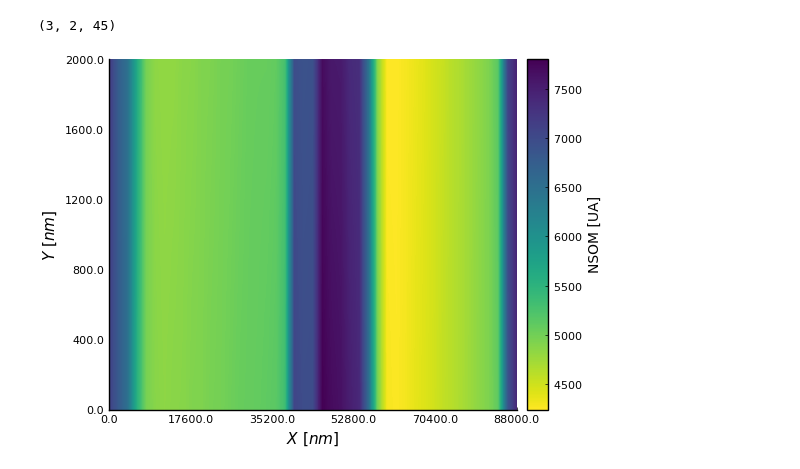
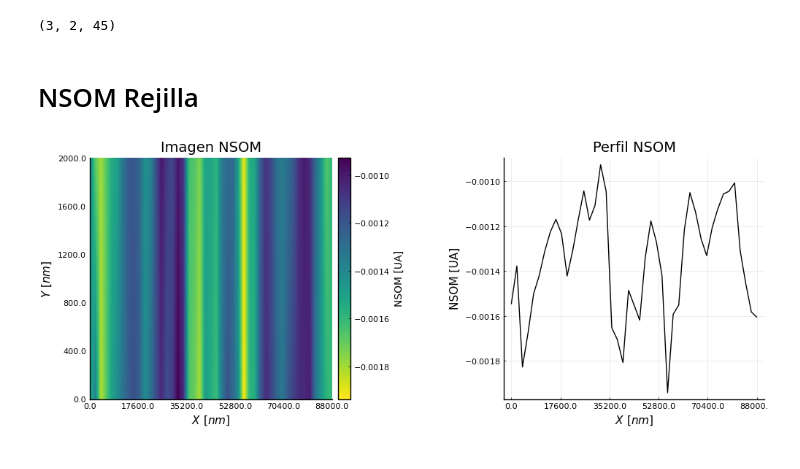
Before and after one commit to Gabmtzz/juDataNSOM, a Jupyter notebook: notebook/nsomdata.ipynb, the cells around one changed output. Drawn from its saved outputs; the diff is of its cells as text; code cells hidden in the pictures.

```diff
--- a/notebook/nsomdata.ipynb
+++ b/notebook/nsomdata.ipynb
@@ -16,15 +16,19 @@ data,datAmp,datFase = DataAnNSOM.read_FileData(mo,dy,fi);
 size(data)
 # %% [output]
 (3, 2, 45)
+# %% [markdown]
+# NSOM Rejilla
 # %%
 
-datIm = data[1,:,:]
+datIm = data[2,:,:]
 labelT = "NSOM [UA]"
 
 p1 = DataAnNSOM.plotImag(mo,dy,datIm, labelT,5,fi)
+p1 = title!("Imagen NSOM")
 #p1 = hline!([1,1], c = :red, label=:none)
 p2 = DataAnNSOM.plotProfile(mo,dy,datIm, labelT,5,1,fi);
+p2 = title!("Perfil NSOM")
 #plot(p1,p2, size=(1200,400) )
-p1
+plot(p1,p2, size=(1000,400))
 # %% [output]
-[figure, old version]
+[figure, new version]
```
Also changed, not shown: parts of 29 cells of this notebook, 1 other file.
